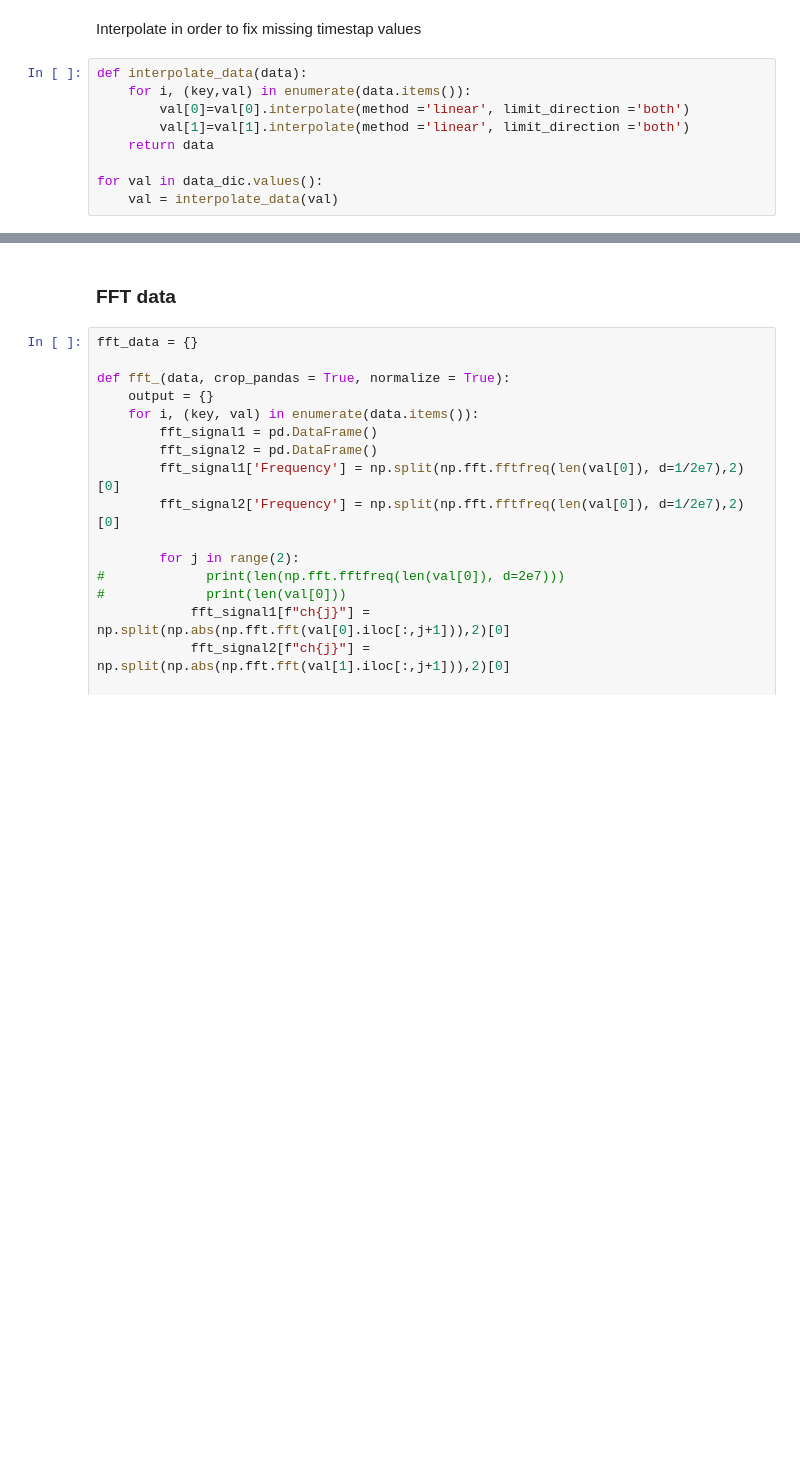
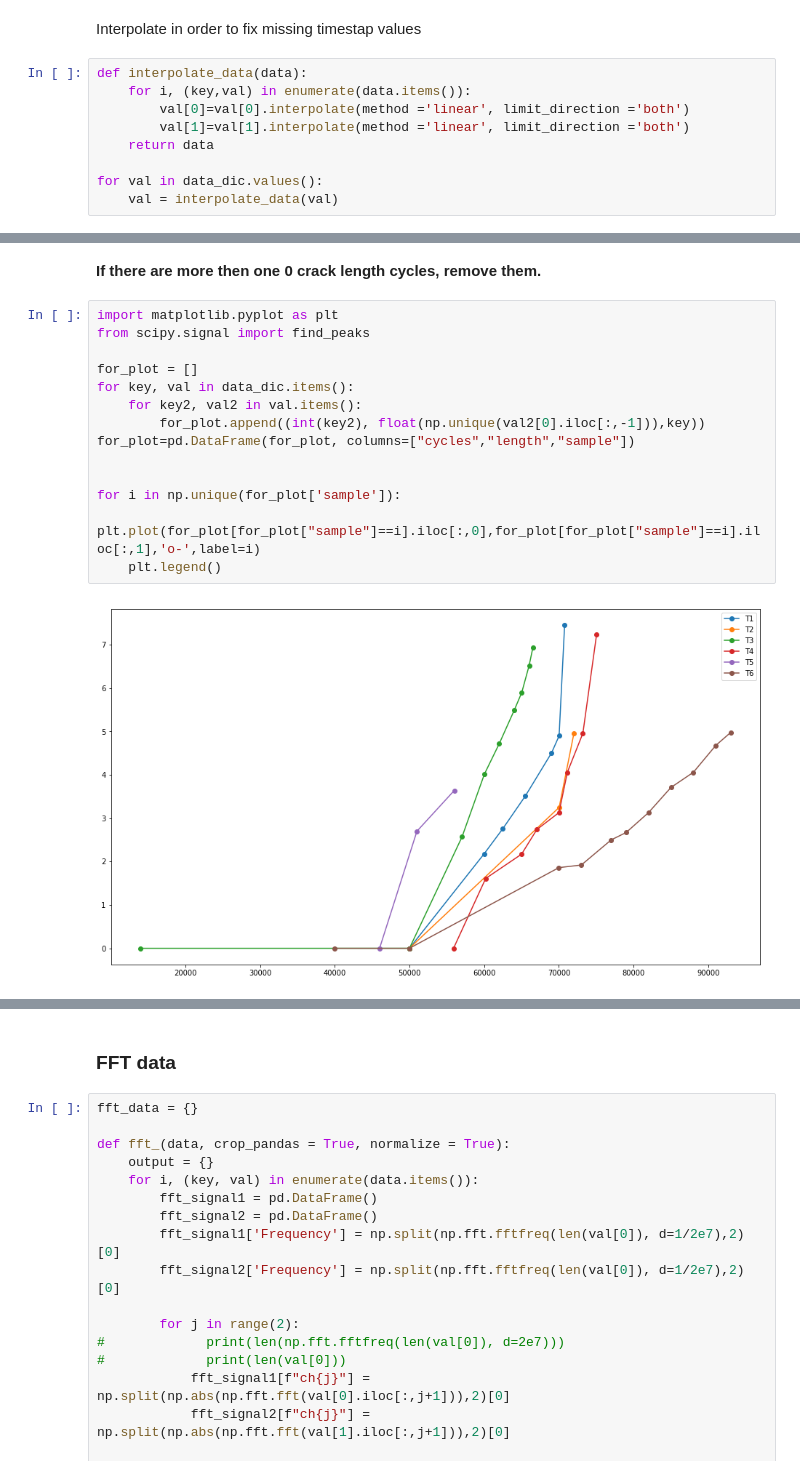
Before and after one commit to nikolaikk/Challenge, a Jupyter notebook: phm_challenge.ipynb, the cells around one changed output, grey strips where cells are left out. Saved outputs shown, nothing was run; the diff lists cells and outputs as text; blank space fills up the shorter version.

```diff
--- a/phm_challenge.ipynb
+++ b/phm_challenge.ipynb
@@ -195,2 +192,20 @@ plt.show()
+# %% [markdown]
+**If there are more then one 0 crack length cycles, remove them.**
+# %%
+import matplotlib.pyplot as plt
+from scipy.signal import find_peaks
+
+for_plot = []
+for key, val in data_dic.items():
+    for key2, val2 in val.items():
+        for_plot.append((int(key2), float(np.unique(val2[0].iloc[:,-1])),key))
+for_plot=pd.DataFrame(for_plot, columns=["cycles","length","sample"])
+
+
+for i in np.unique(for_plot['sample']):
+    plt.plot(for_plot[for_plot["sample"]==i].iloc[:,0],for_plot[for_plot["sample"]==i].iloc[:,1],'o-',label=i)
+    plt.legend()
+# %% [output]
+[figure, added]
 # %%
 def find_peak(data, T, plot=True):
```
Also changed, not shown: parts of 6 cells of this notebook.
